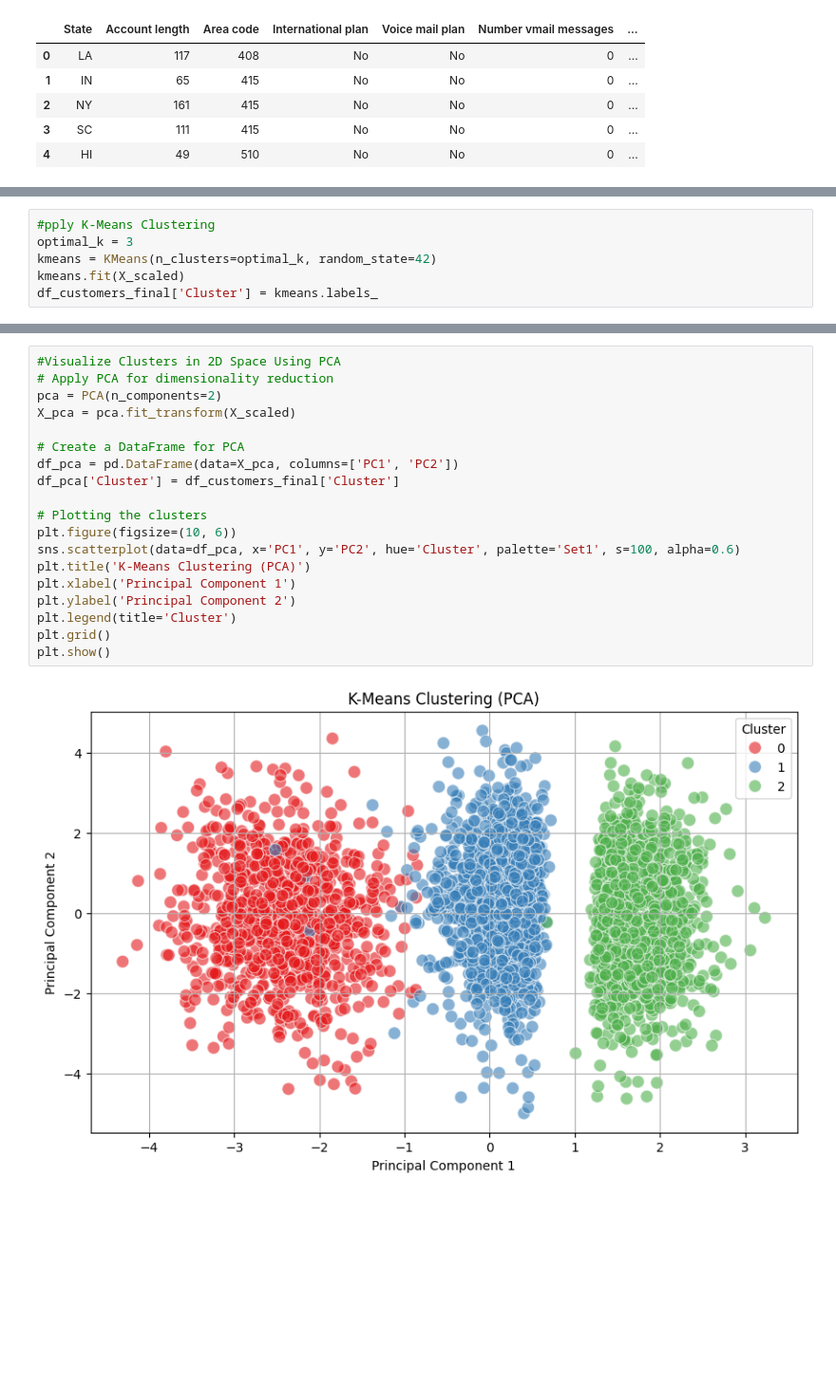
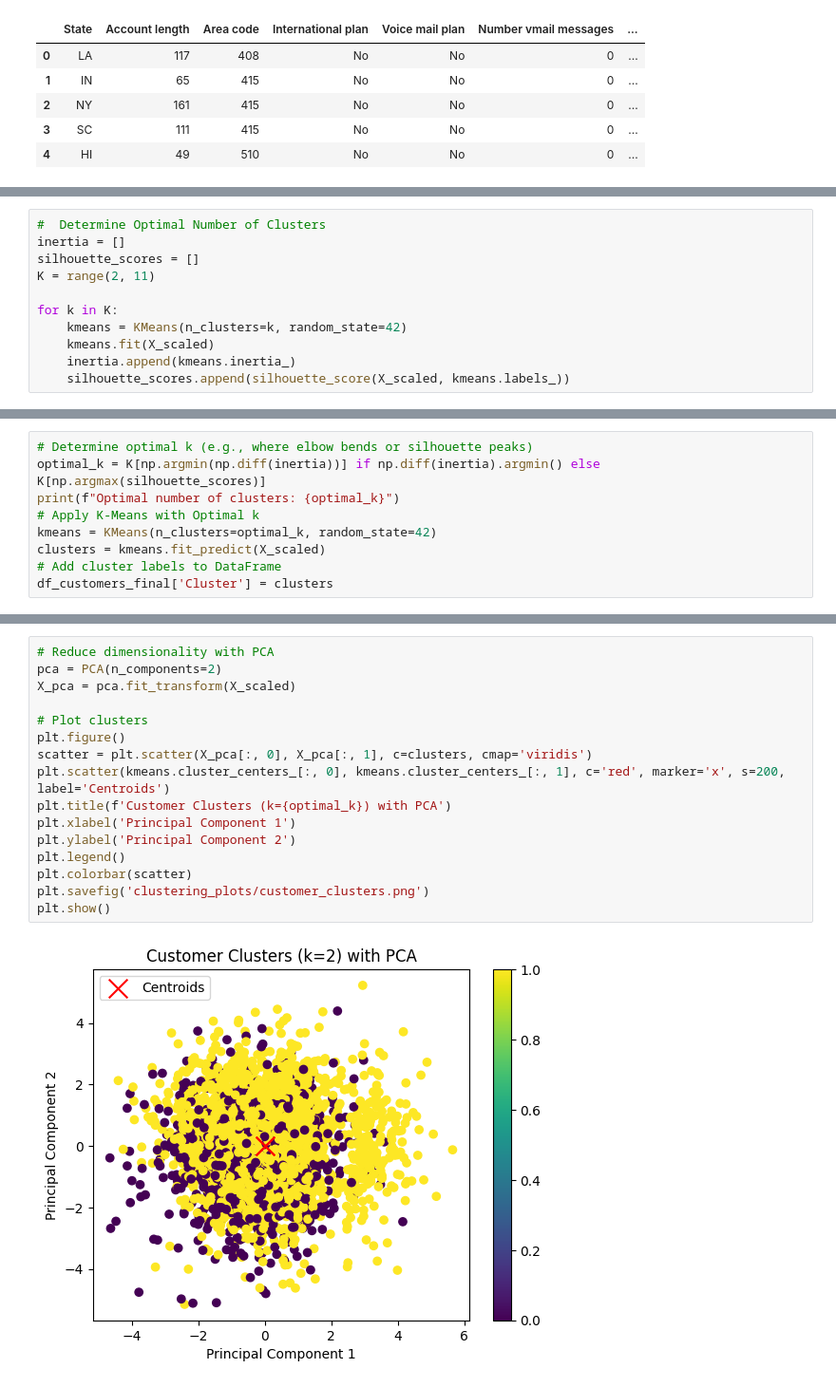
Before and after one commit to Gashaye1023/Data-Collection-and-Web-Scraping, a Jupyter notebook: level2task3_customer_segmentation.ipynb, the cells around one changed output, grey strips where cells are left out. Shown at 95% size. Cells and saved outputs as stored; diff of their text form; blank space fills up the shorter version.

```diff
--- a/level2task3_customer_segmentation.ipynb
+++ b/level2task3_customer_segmentation.ipynb
@@ -39,4 +103,15 @@ X = X.select_dtypes(include=[np.number])  # Keep only numerical columns
 # Scale the features
 scaler = StandardScaler()
 X_scaled = scaler.fit_transform(X)
+# %%
+#  Determine Optimal Number of Clusters
+inertia = []
+silhouette_scores = []
+K = range(2, 11)
+
+for k in K:
+    kmeans = KMeans(n_clusters=k, random_state=42)
+    kmeans.fit(X_scaled)
+    inertia.append(kmeans.inertia_)
+    silhouette_scores.append(silhouette_score(X_scaled, kmeans.labels_))
 # %%
@@ -83,6 +137,9 @@ plt.show()
 # %%
-#pply K-Means Clustering
-optimal_k = 3
+# Determine optimal k (e.g., where elbow bends or silhouette peaks)
+optimal_k = K[np.argmin(np.diff(inertia))] if np.diff(inertia).argmin() else K[np.argmax(silhouette_scores)]
+print(f"Optimal number of clusters: {optimal_k}")
+# Apply K-Means with Optimal k
 kmeans = KMeans(n_clusters=optimal_k, random_state=42)
-kmeans.fit(X_scaled)
-df_customers_final['Cluster'] = kmeans.labels_
+clusters = kmeans.fit_predict(X_scaled)
+# Add cluster labels to DataFrame
+df_customers_final['Cluster'] = clusters
@@ -89,21 +148,18 @@ df_customers_final['Cluster'] = kmeans.labels_
 # %%
-#Visualize Clusters in 2D Space Using PCA
-# Apply PCA for dimensionality reduction
+# Reduce dimensionality with PCA
 pca = PCA(n_components=2)
 X_pca = pca.fit_transform(X_scaled)
 
-# Create a DataFrame for PCA
-df_pca = pd.DataFrame(data=X_pca, columns=['PC1', 'PC2'])
-df_pca['Cluster'] = df_customers_final['Cluster']
-
-# Plotting the clusters
-plt.figure(figsize=(10, 6))
-sns.scatterplot(data=df_pca, x='PC1', y='PC2', hue='Cluster', palette='Set1', s=100, alpha=0.6)
-plt.title('K-Means Clustering (PCA)')
+# Plot clusters
+plt.figure()
+scatter = plt.scatter(X_pca[:, 0], X_pca[:, 1], c=clusters, cmap='viridis')
+plt.scatter(kmeans.cluster_centers_[:, 0], kmeans.cluster_centers_[:, 1], c='red', marker='x', s=200, label='Centroids')
+plt.title(f'Customer Clusters (k={optimal_k}) with PCA')
 plt.xlabel('Principal Component 1')
 plt.ylabel('Principal Component 2')
-plt.legend(title='Cluster')
-plt.grid()
+plt.legend()
+plt.colorbar(scatter)
+plt.savefig('clustering_plots/customer_clusters.png')
 plt.show()
 # %% [output]
-[figure, old version]
+[figure, new version]
```
Also changed, not shown: parts of 13 cells of this notebook.
